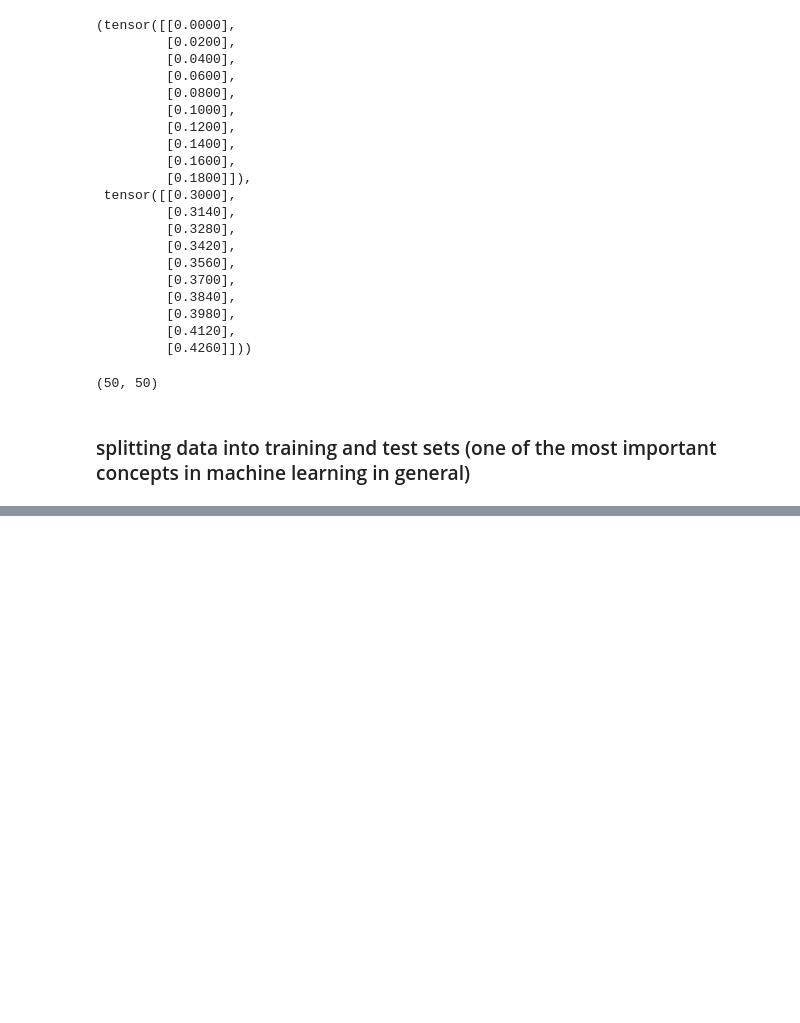
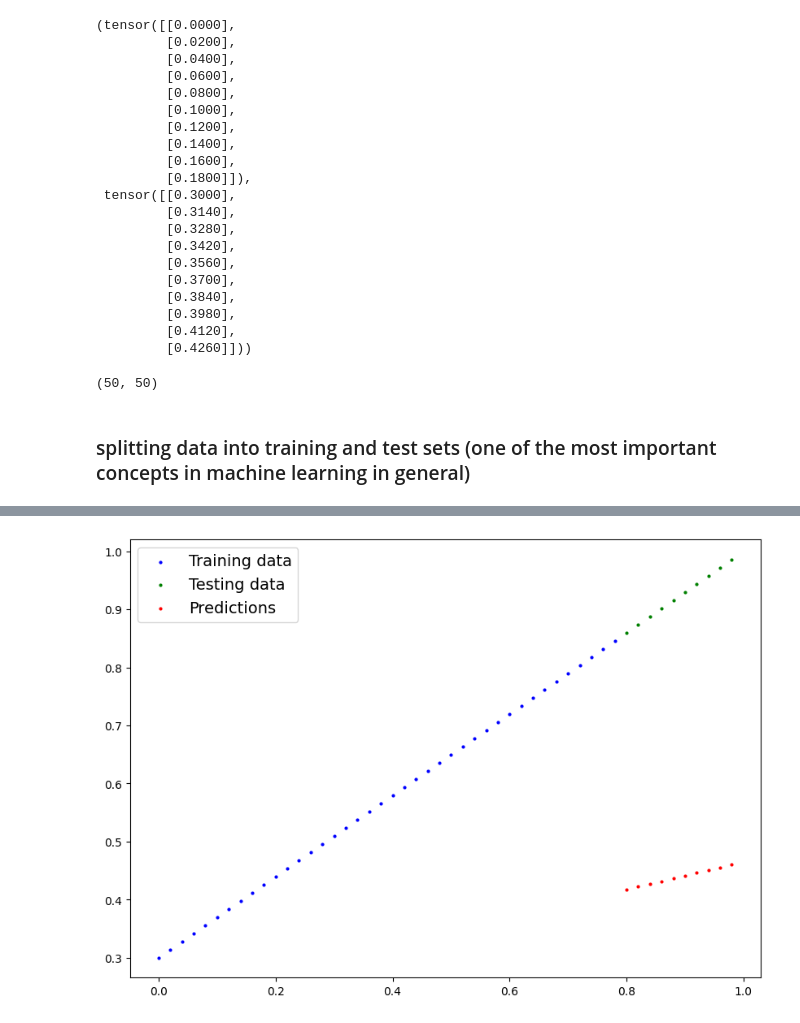
Before and after one commit to Cairo-Lopes/pyTorch, a Jupyter notebook: notebooks/01_pytorch_workflow.ipynb, the cells around one changed output, grey strips where cells are left out. Saved outputs shown, nothing was run; the diff lists cells and outputs as text; code cells hidden in the pictures; blank space fills up the shorter version.

```diff
--- a/notebooks/01_pytorch_workflow.ipynb
+++ b/notebooks/01_pytorch_workflow.ipynb
@@ -87,0 +140,18 @@ len(X), len(y)
+# %%
+# create linear regression mdel class
+from torch import nn
+
+class LinearRegressionModel(nn.Module): # <- base class for all neural network modules
+  def __init__(self):
+    super().__init__()
+    self.weights = nn.Parameter(torch.randn(1, # <- start with a random value and try to adjust it to the ideal values
+                                            requires_grad=True, # <- can this parameter be undated via gradient descent?
+                                            dtype=torch.float)) # <- PyTorch loves the datatype torch.float32
+
+    self.bias = nn.Parameter(torch.randn(1, # <- start with a random value and try to adjust it to the ideal values
+                                            requires_grad=True, # <- can this parameter be undated via gradient descent?
+                                            dtype=torch.float)) # <- PyTorch loves the datatype torch.float32
+
+  # Forward method to define the computation in the model
+  def forward(self, x: torch.Tensor) -> torch.Tensor: # <- "x" is the input data
+    return self.weights * x + self.bias # this is the linear regression formula
@@ -87,0 +168,3 @@ len(X), len(y)
+# %%
+model_0 = LinearRegressionModel()
+list(model_0.parameters())
@@ -87,0 +181,10 @@ len(X), len(y)
+# %%
+# make predictions with model
+with torch.inference_mode():
+  y_preds = model_0(X_test)
+
+#  you can do something similar with torch.no_grad()
+with torch.no_grad():
+  y_preds = model_0(X_test)
+
+y_preds
@@ -87,0 +202,4 @@ len(X), len(y)
+# %%
+plot_predictions(predictions=y_preds)
+# %% [output]
+[figure, added]
```
Also changed, not shown: parts of 19 cells of this notebook.
